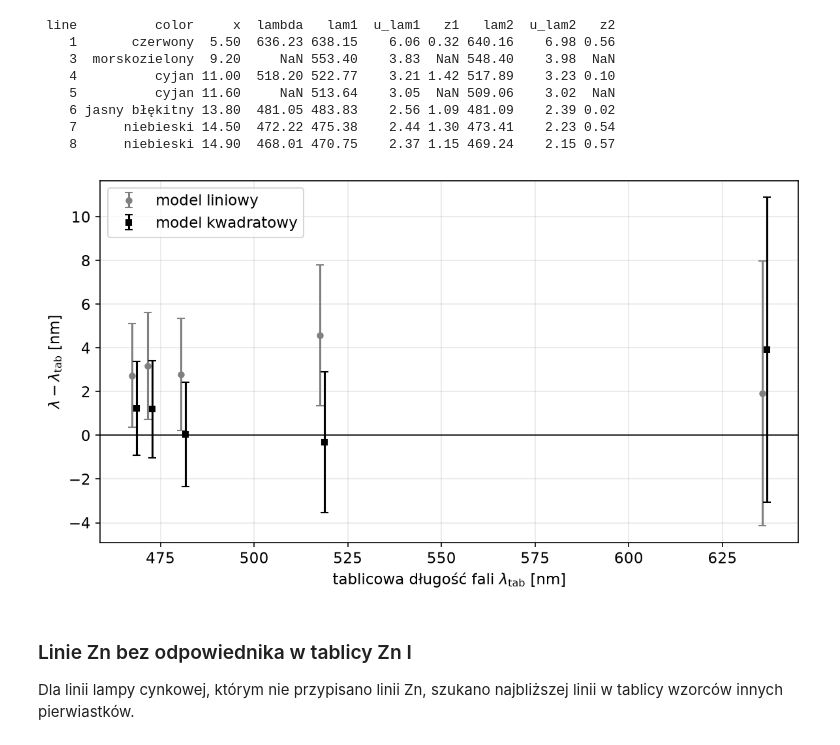
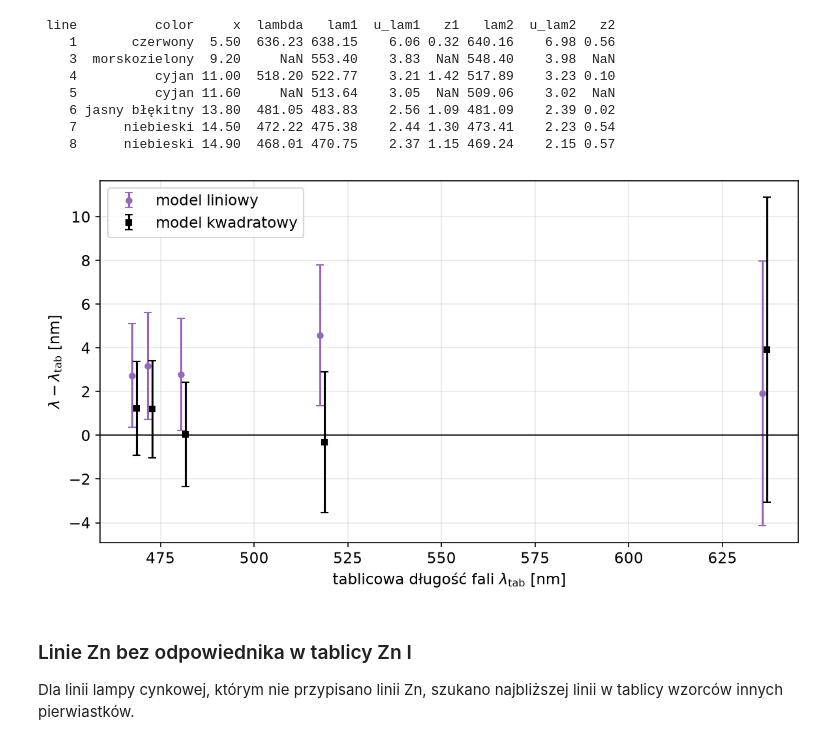
Before and after one commit to karolpeszek/mdr, a Jupyter notebook: 11. Cairns/cairns.ipynb, the cells around one changed output. Cells and saved outputs as stored; diff of their text form; code cells hidden in the pictures.

```diff
--- a/11. Cairns/cairns.ipynb
+++ b/11. Cairns/cairns.ipynb
@@ -199,12 +199,12 @@ for sym, (m, c) in MARK.items():
     s = cal['symbol'] == sym
     ax.errorbar(cal_x[s], fits[1]['y'][s], xerr=cal['u_x'][s], fmt=m, ms=4, capsize=3, color=c,
                 label=f"{cal.loc[s, 'element'].iloc[0]} ({sym})")
-ax.plot(xx, poly(xx, *fits[1]['a']), '--', lw=1.5, color='gray', label='model liniowy')
+ax.plot(xx, poly(xx, *fits[1]['a']), '--', lw=1.5, color='tab:purple', label='model liniowy')
 ax.plot(xx, poly(xx, *fits[2]['a']), '-', lw=2, color='k', label='model kwadratowy')
 ax.set_ylabel(r'$1/\lambda^2$ [µm$^{-2}$]')
 ax.legend()
 
-for deg, (m, c, off) in {1: ('o', 'gray', -0.12), 2: ('s', 'k', 0.12)}.items():
+for deg, (m, c, off) in {1: ('o', 'tab:purple', -0.12), 2: ('s', 'k', 0.12)}.items():
     f = fits[deg]
     axr.errorbar(cal_x + off, f['res'], yerr=1, fmt=m, ms=4, capsize=3, color=c,
                  label=f"{'liniowy' if deg == 1 else 'kwadratowy'}: " + r'$\chi^2/\nu$ = ' + pl(f['chi2'] / f['ndf'], '.2f'))
@@ -269,18 +269,18 @@ print(zn[['line', 'color', 'x', 'lambda', 'lam1', 'u_lam1', 'z1', 'lam2', 'u_lam
 # %%
 t = zn[zn['role'] == 'test']
 fig, ax = plt.subplots(figsize=(8, 4.5))
-for deg, (m, c, off) in {1: ('o', 'gray', -0.6), 2: ('s', 'k', 0.6)}.items():
+for deg, (m, c, off) in {1: ('o', 'tab:purple', -0.6), 2: ('s', 'k', 0.6)}.items():
     ax.errorbar(t['lambda'] + off, t[f'lam{deg}'] - t['lambda'], yerr=t[f'u_lam{deg}'], fmt=m, ms=4, capsize=3,
                 color=c, label='model liniowy' if deg == 1 else 'model kwadratowy')
 ax.axhline(0, color='k', lw=0.8)
 ax.set_xlabel(r'tablicowa długość fali $\lambda_\mathrm{tab}$ [nm]')
 ax.set_ylabel(r'$\lambda - \lambda_\mathrm{tab}$ [nm]')
 ax.legend()
 fig.tight_layout()
 fig.savefig('zinc_test.pdf')
 plt.show()
 # %% [output]
-[figure, old version]
+[figure, new version]
 # %% [markdown]
 ### Linie Zn bez odpowiednika w tablicy Zn I
 
```
Also changed, not shown: parts of 2 cells of this notebook, 8 other files.
